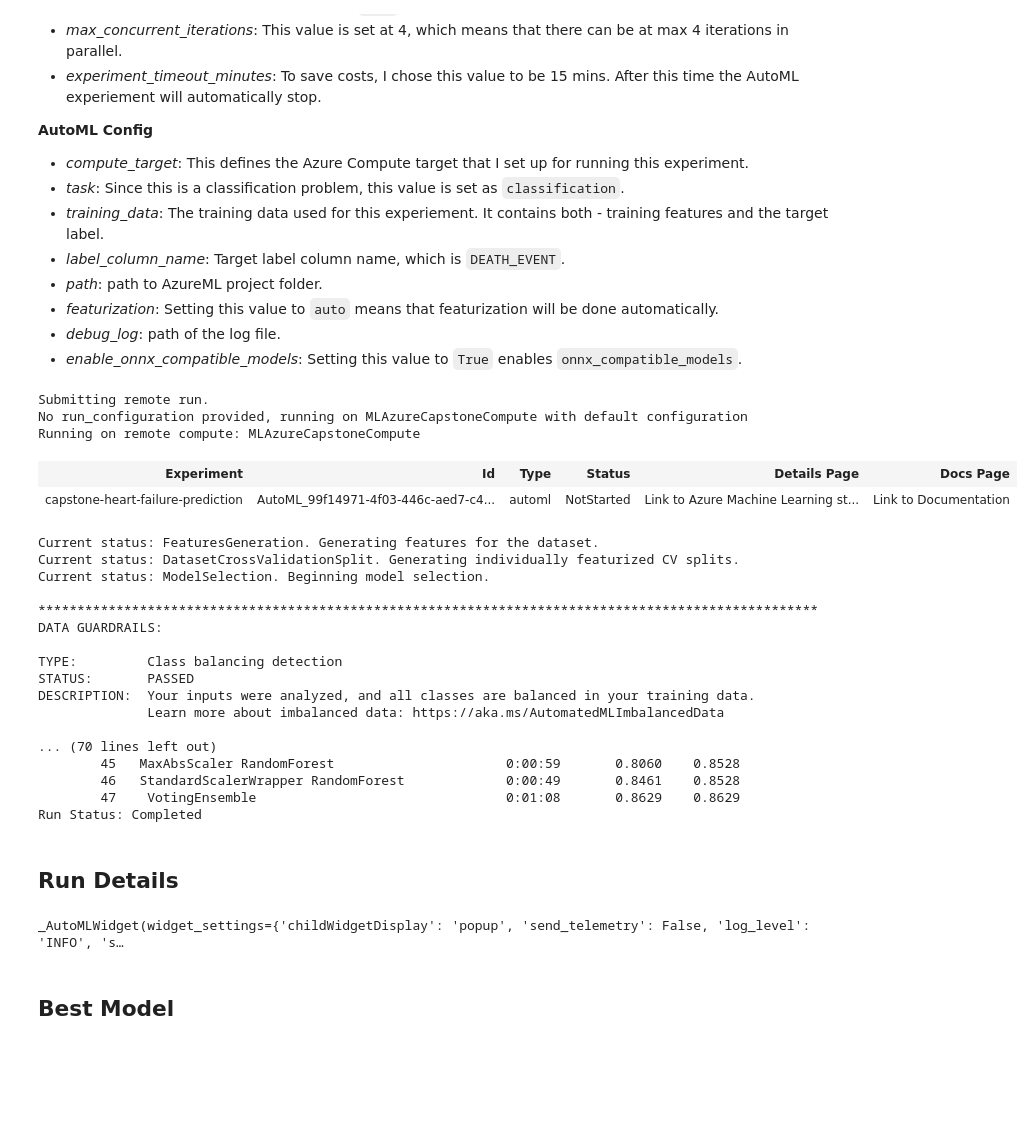
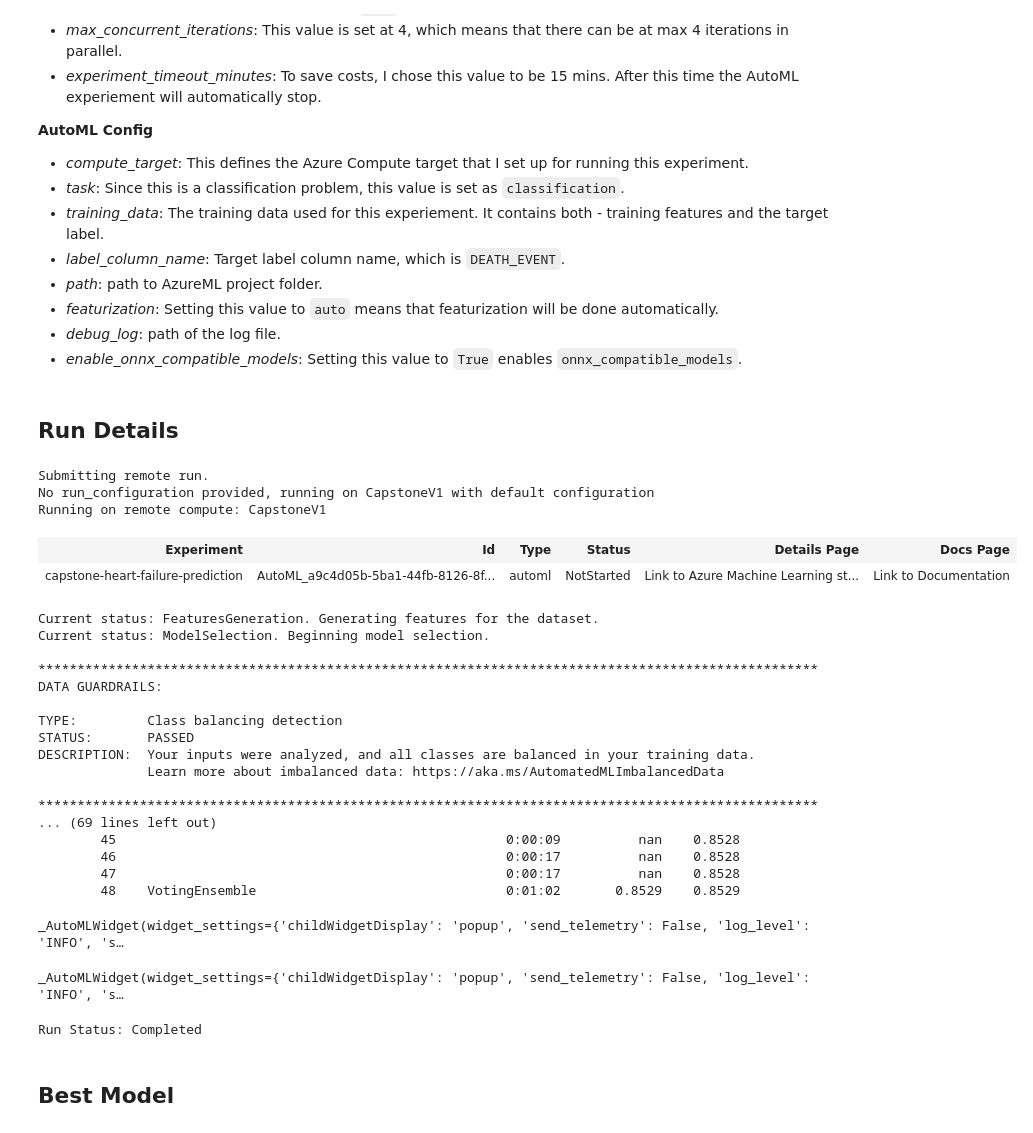
Before and after one commit to abhiojha8/Heart_Failure_Prediction_Azure, a Jupyter notebook: automl.ipynb, the cells around one changed output. Cells and saved outputs as stored; diff of their text form; code cells hidden in the pictures; blank space fills up the shorter version.

Commit message:
docs: add more documentation

```diff
--- a/automl.ipynb
+++ b/automl.ipynb
@@ -30,7 +30,7 @@ ca1598e0-85dc-47d5-b06d-41b5342b4989
 ## Create New Cluster / Use Existing Cluster
 # %%
 # Create compute cluster and choose a name for it
-cpu_cluster_name = "MLAzureCapstoneCompute"
+cpu_cluster_name = "CapstoneV1"
 
 # Verify that cluster does not exist already
 try:
@@ -145,7 +145,7 @@ automl_config = AutoMLConfig(compute_target = compute_target,
 automl_settings = { "n_cross_validations": 2,
                     "primary_metric": 'accuracy',
                     "enable_early_stopping": True,
-                    "max_concurrent_iterations": 4,
+                    "max_concurrent_iterations": 10,
                     "experiment_timeout_minutes": 15,
                 }
 
@@ -158,41 +158,45 @@ automl_config = AutoMLConfig(compute_target = compute_target,
                             debug_log = "automl_errors.log",
                             enable_onnx_compatible_models=True,
                             **automl_settings)
-# %%
-# Submit your experiment
-automl_run = experiment.submit(automl_config, show_output=True)
-automl_run.wait_for_completion()
-
-print(f"Run Status: {automl_run.get_status()}")
-# %% [output]
-Submitting remote run.
-No run_configuration provided, running on MLAzureCapstoneCompute with default configuration
-Running on remote compute: MLAzureCapstoneCompute
-| Experiment | Id | Type | Status | Details Page | Docs Page |
-| capstone-heart-failure-prediction | AutoML_99f14971-4f03-446c-aed7-c4... | automl | NotStarted | Link to Azure Machine Learning st... | Link to Documentation |
-Current status: FeaturesGeneration. Generating features for the dataset.
-Current status: DatasetCrossValidationSplit. Generating individually featurized CV splits.
-Current status: ModelSelection. Beginning model selection.
-
-****************************************************************************************************
-DATA GUARDRAILS:
-
-TYPE:         Class balancing detection
-STATUS:       PASSED
-DESCRIPTION:  Your inputs were analyzed, and all classes are balanced in your training data.
-              Learn more about imbalanced data: https://aka.ms/AutomatedMLImbalancedData
-
-... (70 lines left out)
-        45   MaxAbsScaler RandomForest                      0:00:59       0.8060    0.8528
-        46   StandardScalerWrapper RandomForest             0:00:49       0.8461    0.8528
-        47    VotingEnsemble                                0:01:08       0.8629    0.8629
-Run Status: Completed
 # %% [markdown]
 ## Run Details
+# %%
+# Submit your experiment
+automl_run = experiment.submit(automl_config, show_output=True)
+RunDetails(automl_run).show()
+# %% [output]
+Submitting remote run.
+No run_configuration provided, running on CapstoneV1 with default configuration
+Running on remote compute: CapstoneV1
+| Experiment | Id | Type | Status | Details Page | Docs Page |
+| capstone-heart-failure-prediction | AutoML_a9c4d05b-5ba1-44fb-8126-8f... | automl | NotStarted | Link to Azure Machine Learning st... | Link to Documentation |
+Current status: FeaturesGeneration. Generating features for the dataset.
+Current status: ModelSelection. Beginning model selection.
+
+****************************************************************************************************
+DATA GUARDRAILS:
+
+TYPE:         Class balancing detection
+STATUS:       PASSED
+DESCRIPTION:  Your inputs were analyzed, and all classes are balanced in your training data.
+              Learn more about imbalanced data: https://aka.ms/AutomatedMLImbalancedData
+
+****************************************************************************************************
+... (69 lines left out)
+        45                                                  0:00:09          nan    0.8528
+        46                                                  0:00:17          nan    0.8528
+        47                                                  0:00:17          nan    0.8528
+        48    VotingEnsemble                                0:01:02       0.8529    0.8529
+_AutoMLWidget(widget_settings={'childWidgetDisplay': 'popup', 'send_telemetry': False, 'log_level': 'INFO', 's…
 # %%
 RunDetails(automl_run).show()
 # %% [output]
 _AutoMLWidget(widget_settings={'childWidgetDisplay': 'popup', 'send_telemetry': False, 'log_level': 'INFO', 's…
+# %%
+automl_run.wait_for_completion()
+print(f"Run Status: {automl_run.get_status()}")
+# %% [output]
+Run Status: Completed
 # %% [markdown]
 ## Best Model
 # %%
```
Also changed, not shown: parts of 7 cells of this notebook, 8 other files.
